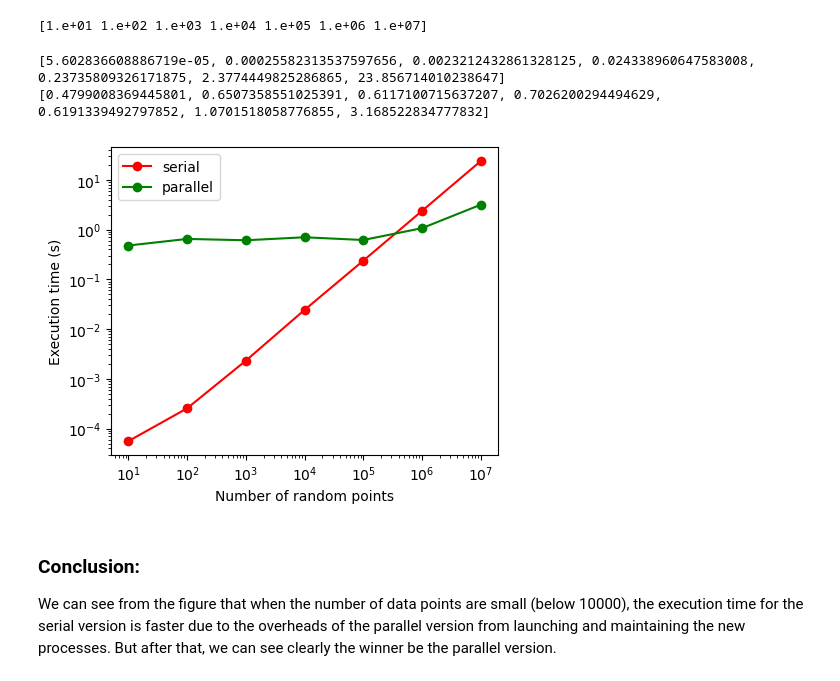
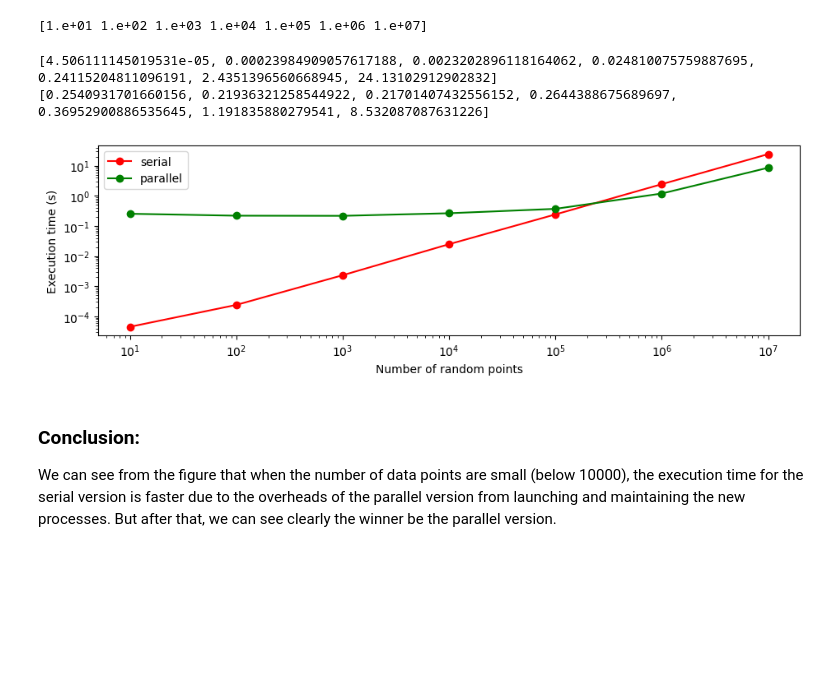
Before and after one commit to DaVas1410/computational-physics-2, a Jupyter notebook: unit-3/305-python-multiprocessing.ipynb, the cells around one changed output. Cells and saved outputs as stored; diff of their text form; code cells hidden in the pictures; blank space fills up the shorter version.

```diff
--- a/unit-3/305-python-multiprocessing.ipynb
+++ b/unit-3/305-python-multiprocessing.ipynb
@@ -132,9 +140,9 @@ def serial(n):
 def parallel(n):
 
     start = time.time()
-    n_cpu = mp.cpu_count()
+    n_cpu = 8
 
-    pool = mp.Pool(processes=n_cpu)
+    pool = mp.Pool(processes=3)
 
     results = [pool.map(random_square.random_square, range(n))]
 
@@ -159,23 +168,23 @@ t_parallel = [parallel(int(n)) for n in n_run]
 print(t_serial)
 print(t_parallel)
 # %% [output]
-[5.602836608886719e-05, 0.00025582313537597656, 0.0023212432861328125, 0.024338960647583008, 0.23735809326171875, 2.3774449825286865, 23.856714010238647]
-[0.4799008369445801, 0.6507358551025391, 0.6117100715637207, 0.7026200294494629, 0.6191339492797852, 1.0701518058776855, 3.168522834777832]
+[4.506111145019531e-05, 0.00023984909057617188, 0.0023202896118164062, 0.024810075759887695, 0.24115204811096191, 2.4351396560668945, 24.13102912902832]
+[0.2540931701660156, 0.21936321258544922, 0.21701407432556152, 0.2644388675689697, 0.36952900886535645, 1.191835880279541, 8.532087087631226]
 # %%
-plt.figure(figsize = (5, 4))
+plt.figure(figsize = (11, 3))
 
 plt.plot(n_run, t_serial, '-o', color = "red", label = 'serial')
 plt.plot(n_run, t_parallel, '-o', color = "green", label = 'parallel')
 
 plt.loglog()
 plt.legend()
 
 plt.ylabel('Execution time (s)')
 plt.xlabel('Number of random points')
 
 plt.show()
 # %% [output]
-[figure, old version]
+[figure, new version]
 # %% [markdown]
 ### Conclusion:
 
```
Also changed, not shown: parts of 12 cells of this notebook.
